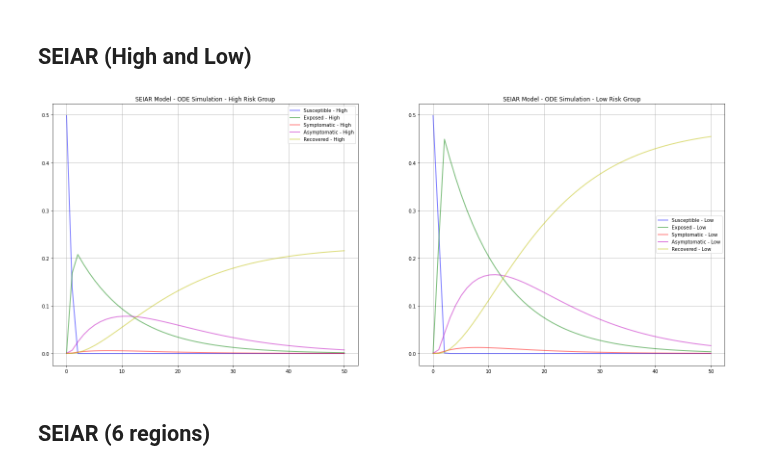
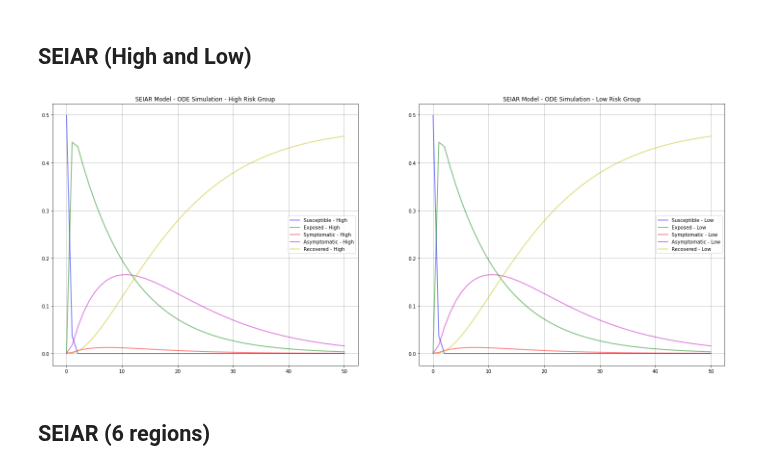
Before and after one commit to kazi0302/COVID-19-Modeling-and-Parameter-Fitting, a Jupyter notebook: ODE simulator/Simulator.ipynb, the cells around one changed output. Cells and saved outputs as stored; diff of their text form; code cells hidden in the pictures.

```diff
--- a/ODE simulator/Simulator.ipynb
+++ b/ODE simulator/Simulator.ipynb
@@ -87,24 +87,26 @@ plt.show()
 # %% [markdown]
 ## SEIAR (High and Low)
 # %%
-def plot_SEIAR(High, Low, init_cond_list, param_list):
+def plot_SEIAR(init_cond_list, param_list):
 
     # set initial condition
-    H = High
-    E_High = init_cond_list[0]
-    I_High = init_cond_list[1]
-    A_High = init_cond_list[2]
-    R_High = init_cond_list[3]
-    S_High = H - E_High - I_High - A_High - R_High
 
-    L = Low
-    E_Low = init_cond_list[4]
-    I_Low = init_cond_list[5]
-    A_Low = init_cond_list[6]
-    R_Low = init_cond_list[7]
-    S_Low = L - E_Low - I_Low - A_Low - R_Low
+    S_High = init_cond_list[0]
+    E_High = init_cond_list[1]
+    I_High = init_cond_list[2]
+    A_High = init_cond_list[3]
+    R_High = init_cond_list[4]
+    #S_High = H - E_High - I_High - A_High - R_High
 
-    N = H + L
+
+    S_Low = init_cond_list[5]
+    E_Low = init_cond_list[6]
+    I_Low = init_cond_list[7]
+    A_Low = init_cond_list[8]
+    R_Low = init_cond_list[9]
+    #S_Low = L - E_Low - I_Low - A_Low - R_Low
+
+
 
     beta_IH_High = param_list[0]
     beta_AH_High = param_list[1]
@@ -119,6 +121,7 @@ def plot_SEIAR(High, Low, init_cond_list, param_list):
     lam_Low = param_list[10]
     delta_Low = param_list[11]
 
+    N = S_High + S_Low + E_High + E_Low + I_High + I_Low + A_High + A_Low + R_High + R_Low
 
     t = np.linspace(0, 50, 50)
 
@@ -130,10 +133,10 @@ def plot_SEIAR(High, Low, init_cond_list, param_list):
         S_High, S_Low, E_High, E_Low, I_High, I_Low, A_High, A_Low, R_High, R_Low = y
 
         dS_High = -1 * S_High * (beta_IH_High * (I_High + I_Low) + beta_AH_High * (A_High + A_Low))
-        dS_Low = -1 * S_Low * (beta_IH_Low * (I_Low) + beta_AH_Low * (A_Low))
+        dS_Low = -1 * S_Low * (beta_IH_Low * (I_High + I_Low) + beta_AH_Low * (A_High + A_Low))
 
-        dE_High = (S_High * (beta_IH_High * (I_High) + beta_AH_Low * (A_High))) - gamma_High * E_High
-        dE_Low = (S_Low * (beta_IH_Low * (I_Low) + beta_AH_Low * (A_Low))) - gamma_Low * E_Low
+        dE_High = (S_High * (beta_IH_High * (I_High + I_Low) + beta_AH_Low * (A_High + A_Low))) - gamma_High * E_High
+        dE_Low = (S_Low * (beta_IH_Low * (I_High + I_Low) + beta_AH_Low * (A_High + A_Low))) - gamma_Low * E_Low
 
         dI_High = (theta_High * gamma_High * E_High) - (lam_High * I_High) - (delta_High * I_High)
         dI_Low = (theta_Low * gamma_Low * E_Low) - (lam_Low * I_Low) - (delta_Low * I_Low)
@@ -174,11 +177,11 @@ def plot_SEIAR(High, Low, init_cond_list, param_list):
     ax[1].grid()
     plt.show()
 # %%
-I0 = [1,1,1,0,1,1,1,0]
+I0 = [1000, 1,1,1,0, 1000,1,1,1,0]
 param = [0.1,0.1,0.1,0.1,0.1,0.1,0.1,0.1,0.1,0.1,0.1,0.1,0.1]
-plot_SEIAR(1000, 1000, I0, param)
+plot_SEIAR(I0, param)
 # %% [output]
-[figure, old version]
+[figure, new version]
 # %% [markdown]
 ## SEIAR (6 regions)
 # %%
```
Also changed, not shown: parts of 3 cells of this notebook, 3 other files.
